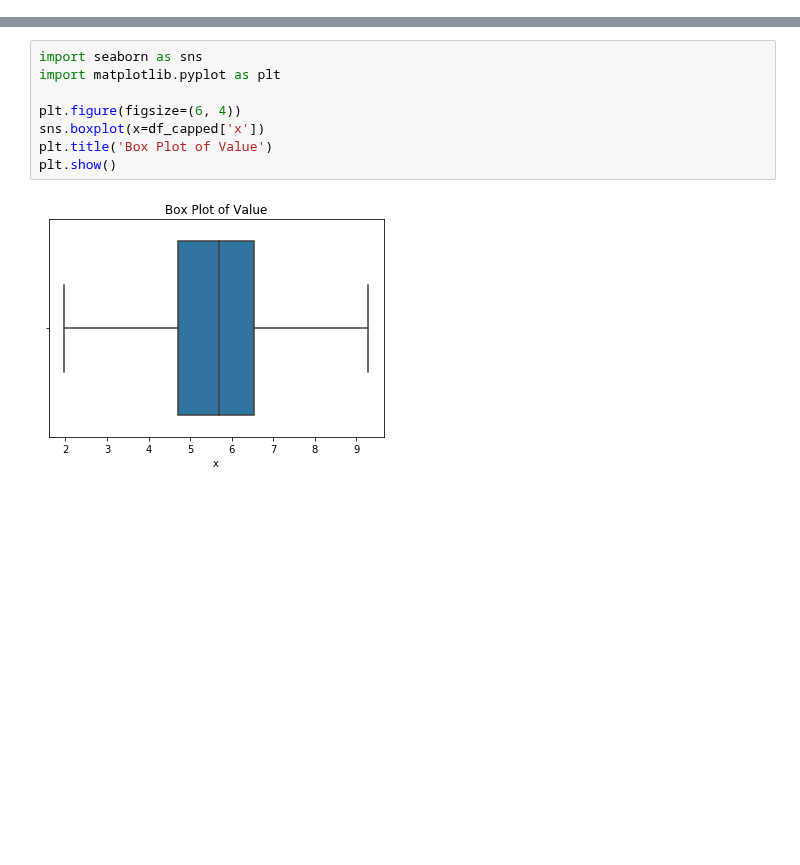
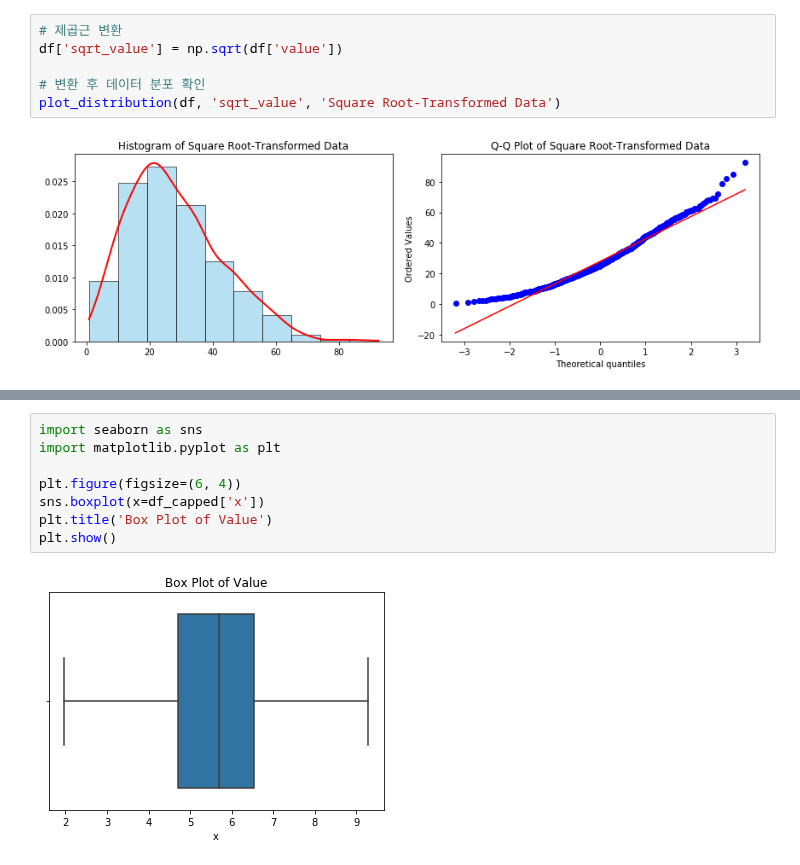
Before and after one commit to kangspa/ADP-study, a Jupyter notebook: PracticeTest/practice.ipynb, the cells around one changed output, grey strips where cells are left out. Saved outputs shown, nothing was run; the diff lists cells and outputs as text; blank space fills up the shorter version.

```diff
--- a/PracticeTest/practice.ipynb
+++ b/PracticeTest/practice.ipynb
@@ -90,0 +72,8 @@ Lower Bound: 1.9649999999999999, Upper Bound: 9.285
+# %%
+# 제곱근 변환
+df['sqrt_value'] = np.sqrt(df['value'])
+
+# 변환 후 데이터 분포 확인
+plot_distribution(df, 'sqrt_value', 'Square Root-Transformed Data')
+# %% [output]
+[figure, added]
```
Also changed, not shown: parts of 9 cells of this notebook, 8 other files.
